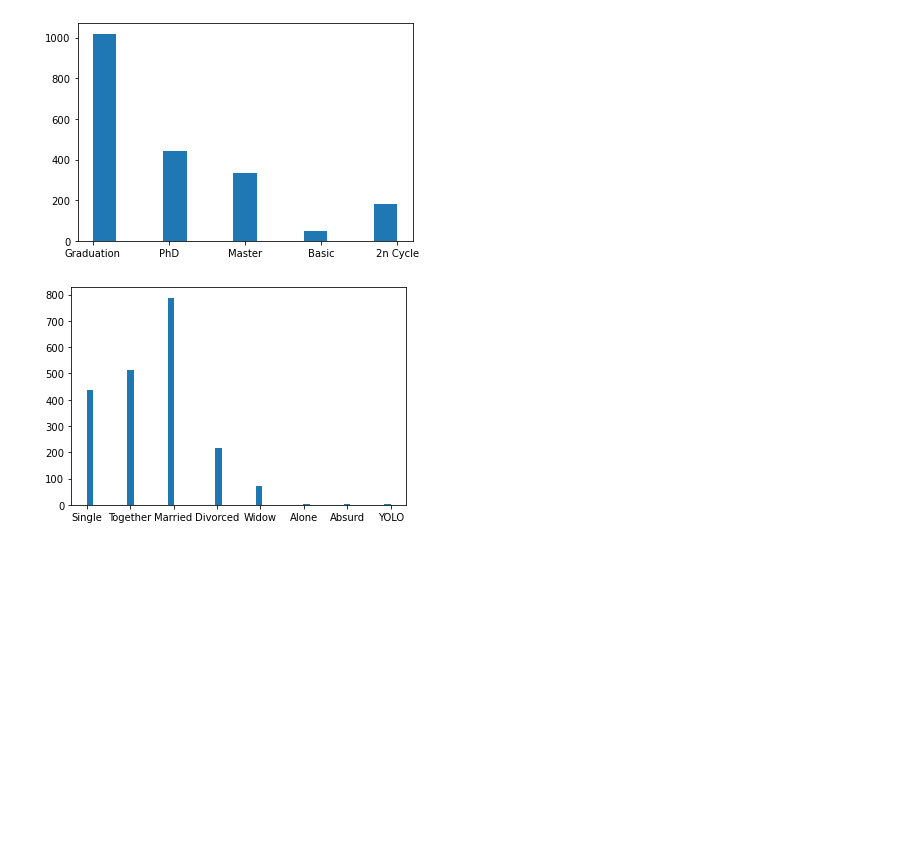
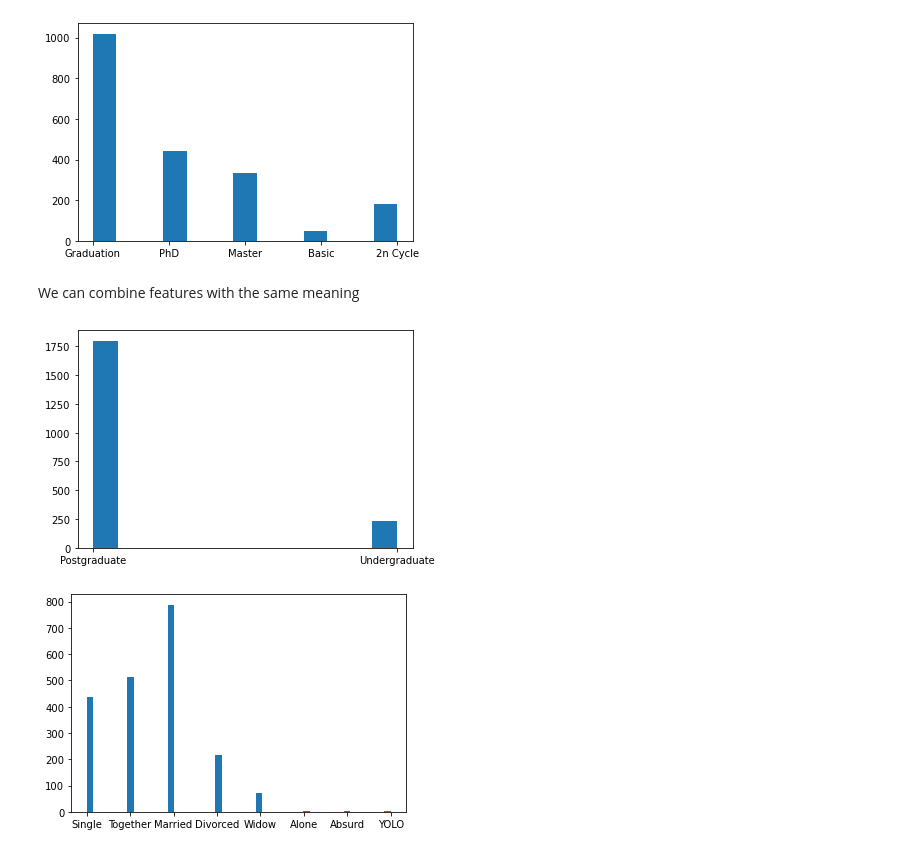
Before and after one commit to FrancescoManca-FM/Project_Mining_Large_Dataset, a Jupyter notebook: project.ipynb, the cells around one changed output. Cells and saved outputs as stored; diff of their text form; code cells hidden in the pictures; blank space fills up the shorter version.

```diff
--- a/project.ipynb
+++ b/project.ipynb
@@ -110,6 +111,13 @@ plt.hist(df['age'],bins="auto");
 plt.hist(df['Education'],bins="auto");
 # %% [output]
 [figure]
+# %% [markdown]
+We can combine features with the same meaning
+# %%
+df['Education']=df['Education'].replace({'Basic':'Undergraduate','2n Cycle':'Undergraduate','Graduation':'Postgraduate','Master':'Postgraduate','PhD':'Postgraduate'})
+plt.hist(df['Education'],bins="auto");
+# %% [output]
+[figure, added]
 # %%
 plt.hist(df['Marital_Status'],bins="auto");
 # %% [output]
```
Also changed, not shown: parts of 102 cells of this notebook.
